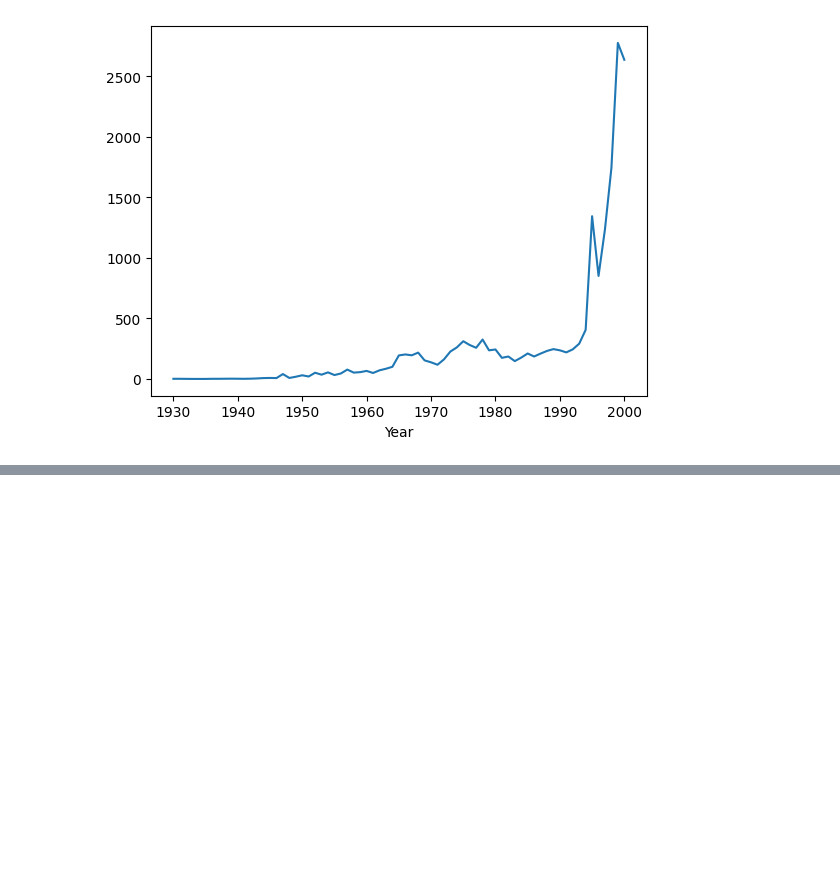
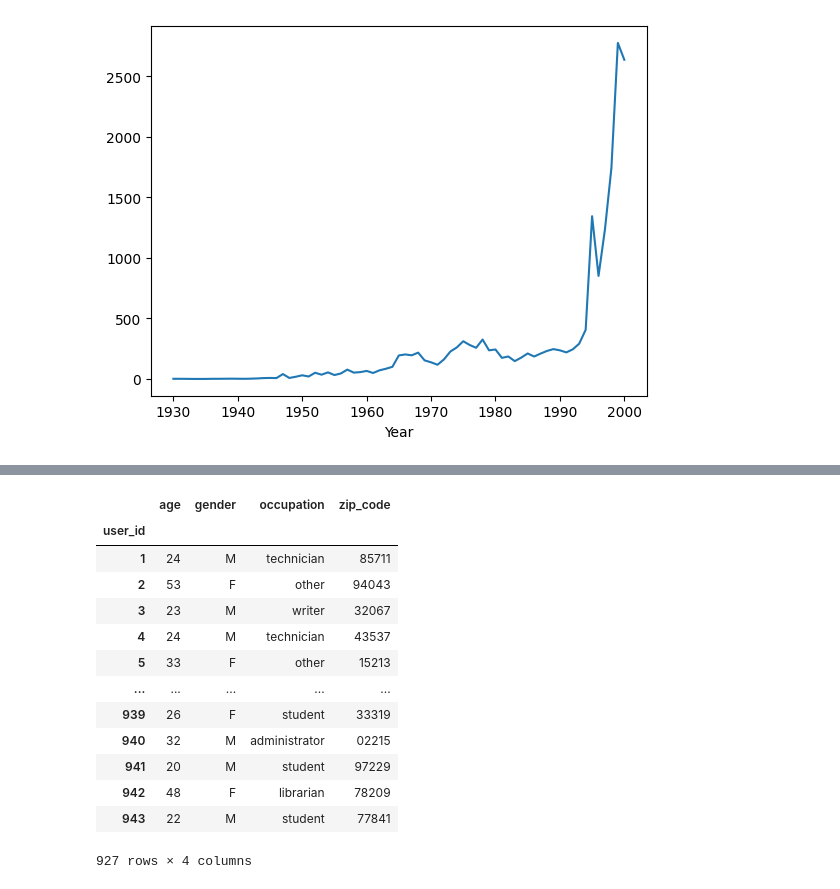
Before and after one commit to LiamFer/Data_Science-Exercises, a Jupyter notebook: Pandas/K6.ipynb, the cells around one changed output, grey strips where cells are left out. Saved outputs shown, nothing was run; the diff lists cells and outputs as text; code cells hidden in the pictures; blank space fills up the shorter version.

Commit message:
Dealing with Duplicates

```diff
--- a/Pandas/K6.ipynb
+++ b/Pandas/K6.ipynb
@@ -83,0 +79,27 @@ Timedelta('25781 days 01:59:00')
+# %%
+user_cols = ['user_id','age','gender','occupation','zip_code']
+users = pd.read_table(r"http://bit.ly/movieusers",sep="|",header=None,names=user_cols,index_col='user_id')
+# %%
+# Com o keep=False ele volta todas as linhas duplicadas
+users[users.zip_code.duplicated(keep=False)]
+# Com drop duplicates a gente remove todas as linhas duplicadas
+# E deixa só 1 versão dessa linha
+users.drop_duplicates()
+# Da pra especificar a coluna que não pode ter valor igual pra dropar
+# Com o subset
+users.drop_duplicates(subset=['age','zip_code'])
+# %% [output]
+|  | age | gender | occupation | zip_code |
+| user_id |  |  |  |  |
+| 1 | 24 | M | technician | 85711 |
+| 2 | 53 | F | other | 94043 |
+| 3 | 23 | M | writer | 32067 |
+| 4 | 24 | M | technician | 43537 |
+| 5 | 33 | F | other | 15213 |
+| ... | ... | ... | ... | ... |
+| 939 | 26 | F | student | 33319 |
+| 940 | 32 | M | administrator | 02215 |
+| 941 | 20 | M | student | 97229 |
+| 942 | 48 | F | librarian | 78209 |
+| 943 | 22 | M | student | 77841 |
+927 rows × 4 columns
```
Also changed, not shown: parts of 5 cells of this notebook.
